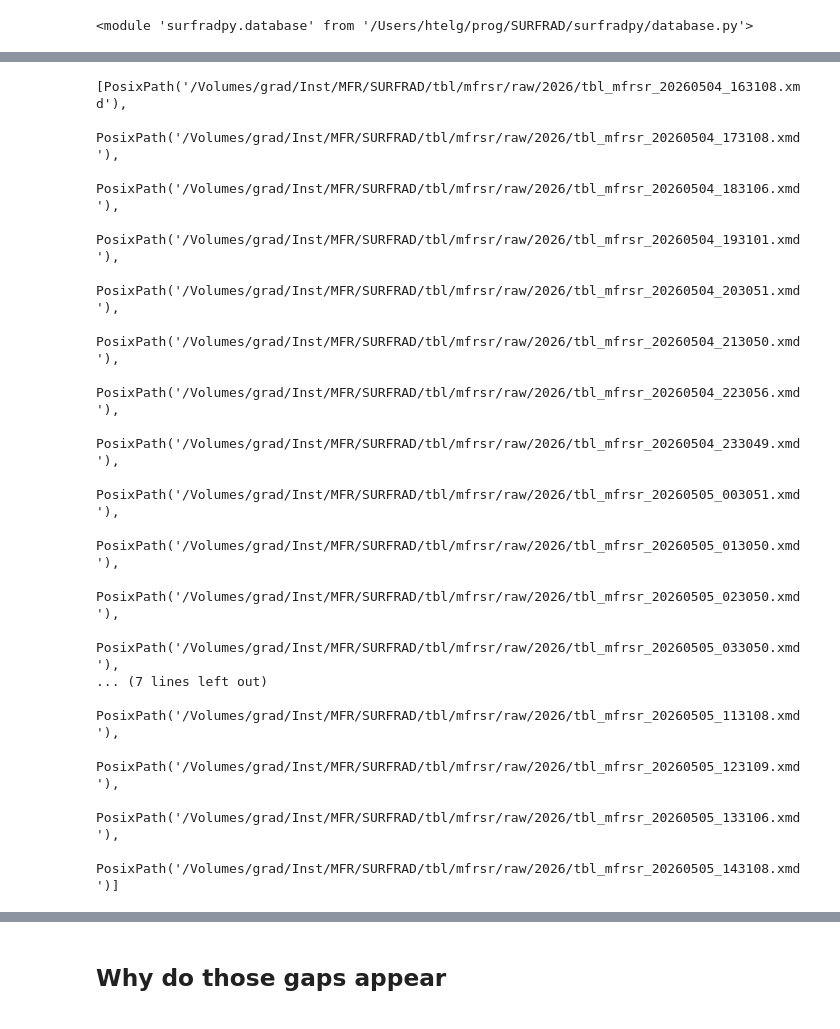
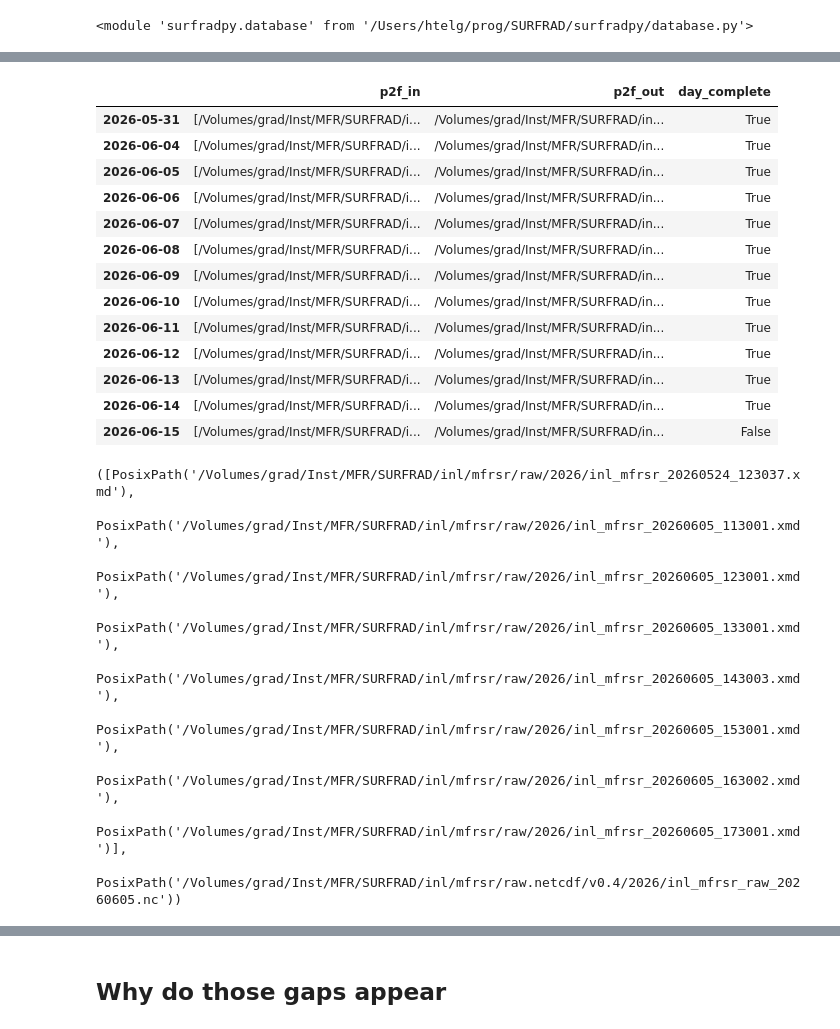
Before and after one commit to hagne/SURFRAD, a Jupyter notebook: notebooks/production/surfrad/mfrsr/raw2netcdf.ipynb, the cells around one changed output, grey strips where cells are left out. Saved outputs shown, nothing was run; the diff lists cells and outputs as text; code cells hidden in the pictures.

```diff
--- a/notebooks/production/surfrad/mfrsr/raw2netcdf.ipynb
+++ b/notebooks/production/surfrad/mfrsr/raw2netcdf.ipynb
@@ -137,20 +114,0 @@ Get all files in /Volumes/grad/Inst/MFR/SURFRAD/tbl/mfrsr/raw with "files_betwee
-# %%
-self.workplan.iloc[-1].p2f_in
-# %% [output]
-[PosixPath('/Volumes/grad/Inst/MFR/SURFRAD/tbl/mfrsr/raw/2026/tbl_mfrsr_20260504_163108.xmd'),
- PosixPath('/Volumes/grad/Inst/MFR/SURFRAD/tbl/mfrsr/raw/2026/tbl_mfrsr_20260504_173108.xmd'),
- PosixPath('/Volumes/grad/Inst/MFR/SURFRAD/tbl/mfrsr/raw/2026/tbl_mfrsr_20260504_183106.xmd'),
- PosixPath('/Volumes/grad/Inst/MFR/SURFRAD/tbl/mfrsr/raw/2026/tbl_mfrsr_20260504_193101.xmd'),
- PosixPath('/Volumes/grad/Inst/MFR/SURFRAD/tbl/mfrsr/raw/2026/tbl_mfrsr_20260504_203051.xmd'),
- PosixPath('/Volumes/grad/Inst/MFR/SURFRAD/tbl/mfrsr/raw/2026/tbl_mfrsr_20260504_213050.xmd'),
- PosixPath('/Volumes/grad/Inst/MFR/SURFRAD/tbl/mfrsr/raw/2026/tbl_mfrsr_20260504_223056.xmd'),
- PosixPath('/Volumes/grad/Inst/MFR/SURFRAD/tbl/mfrsr/raw/2026/tbl_mfrsr_20260504_233049.xmd'),
- PosixPath('/Volumes/grad/Inst/MFR/SURFRAD/tbl/mfrsr/raw/2026/tbl_mfrsr_20260505_003051.xmd'),
- PosixPath('/Volumes/grad/Inst/MFR/SURFRAD/tbl/mfrsr/raw/2026/tbl_mfrsr_20260505_013050.xmd'),
- PosixPath('/Volumes/grad/Inst/MFR/SURFRAD/tbl/mfrsr/raw/2026/tbl_mfrsr_20260505_023050.xmd'),
- PosixPath('/Volumes/grad/Inst/MFR/SURFRAD/tbl/mfrsr/raw/2026/tbl_mfrsr_20260505_033050.xmd'),
-... (7 lines left out)
- PosixPath('/Volumes/grad/Inst/MFR/SURFRAD/tbl/mfrsr/raw/2026/tbl_mfrsr_20260505_113108.xmd'),
- PosixPath('/Volumes/grad/Inst/MFR/SURFRAD/tbl/mfrsr/raw/2026/tbl_mfrsr_20260505_123109.xmd'),
- PosixPath('/Volumes/grad/Inst/MFR/SURFRAD/tbl/mfrsr/raw/2026/tbl_mfrsr_20260505_133106.xmd'),
- PosixPath('/Volumes/grad/Inst/MFR/SURFRAD/tbl/mfrsr/raw/2026/tbl_mfrsr_20260505_143108.xmd')]
@@ -173,0 +115,4 @@ reporter.wrapup()
+# %%
+self.masterplan
+self.workplan
+# %% [output]
@@ -173,0 +120,14 @@ reporter.wrapup()
+|  | p2f_in | p2f_out | day_complete |
+| 2026-05-31 | [/Volumes/grad/Inst/MFR/SURFRAD/i... | /Volumes/grad/Inst/MFR/SURFRAD/in... | True |
+| 2026-06-04 | [/Volumes/grad/Inst/MFR/SURFRAD/i... | /Volumes/grad/Inst/MFR/SURFRAD/in... | True |
+| 2026-06-05 | [/Volumes/grad/Inst/MFR/SURFRAD/i... | /Volumes/grad/Inst/MFR/SURFRAD/in... | True |
+| 2026-06-06 | [/Volumes/grad/Inst/MFR/SURFRAD/i... | /Volumes/grad/Inst/MFR/SURFRAD/in... | True |
+| 2026-06-07 | [/Volumes/grad/Inst/MFR/SURFRAD/i... | /Volumes/grad/Inst/MFR/SURFRAD/in... | True |
+| 2026-06-08 | [/Volumes/grad/Inst/MFR/SURFRAD/i... | /Volumes/grad/Inst/MFR/SURFRAD/in... | True |
+| 2026-06-09 | [/Volumes/grad/Inst/MFR/SURFRAD/i... | /Volumes/grad/Inst/MFR/SURFRAD/in... | True |
+| 2026-06-10 | [/Volumes/grad/Inst/MFR/SURFRAD/i... | /Volumes/grad/Inst/MFR/SURFRAD/in... | True |
+| 2026-06-11 | [/Volumes/grad/Inst/MFR/SURFRAD/i... | /Volumes/grad/Inst/MFR/SURFRAD/in... | True |
+| 2026-06-12 | [/Volumes/grad/Inst/MFR/SURFRAD/i... | /Volumes/grad/Inst/MFR/SURFRAD/in... | True |
+| 2026-06-13 | [/Volumes/grad/Inst/MFR/SURFRAD/i... | /Volumes/grad/Inst/MFR/SURFRAD/in... | True |
+| 2026-06-14 | [/Volumes/grad/Inst/MFR/SURFRAD/i... | /Volumes/grad/Inst/MFR/SURFRAD/in... | True |
+| 2026-06-15 | [/Volumes/grad/Inst/MFR/SURFRAD/i... | /Volumes/grad/Inst/MFR/SURFRAD/in... | False |
@@ -173,0 +136,15 @@ reporter.wrapup()
+# %%
+# i = 0
+i += 1
+row = self.workplan.iloc[i]
+row.p2f_in,row.p2f_out
+# %% [output]
+([PosixPath('/Volumes/grad/Inst/MFR/SURFRAD/inl/mfrsr/raw/2026/inl_mfrsr_20260524_123037.xmd'),
+  PosixPath('/Volumes/grad/Inst/MFR/SURFRAD/inl/mfrsr/raw/2026/inl_mfrsr_20260605_113001.xmd'),
+  PosixPath('/Volumes/grad/Inst/MFR/SURFRAD/inl/mfrsr/raw/2026/inl_mfrsr_20260605_123001.xmd'),
+  PosixPath('/Volumes/grad/Inst/MFR/SURFRAD/inl/mfrsr/raw/2026/inl_mfrsr_20260605_133001.xmd'),
+  PosixPath('/Volumes/grad/Inst/MFR/SURFRAD/inl/mfrsr/raw/2026/inl_mfrsr_20260605_143003.xmd'),
+  PosixPath('/Volumes/grad/Inst/MFR/SURFRAD/inl/mfrsr/raw/2026/inl_mfrsr_20260605_153001.xmd'),
+  PosixPath('/Volumes/grad/Inst/MFR/SURFRAD/inl/mfrsr/raw/2026/inl_mfrsr_20260605_163002.xmd'),
+  PosixPath('/Volumes/grad/Inst/MFR/SURFRAD/inl/mfrsr/raw/2026/inl_mfrsr_20260605_173001.xmd')],
+ PosixPath('/Volumes/grad/Inst/MFR/SURFRAD/inl/mfrsr/raw.netcdf/v0.4/2026/inl_mfrsr_raw_20260605.nc'))
```
Also changed, not shown: parts of 20 cells of this notebook, 12 other files.
